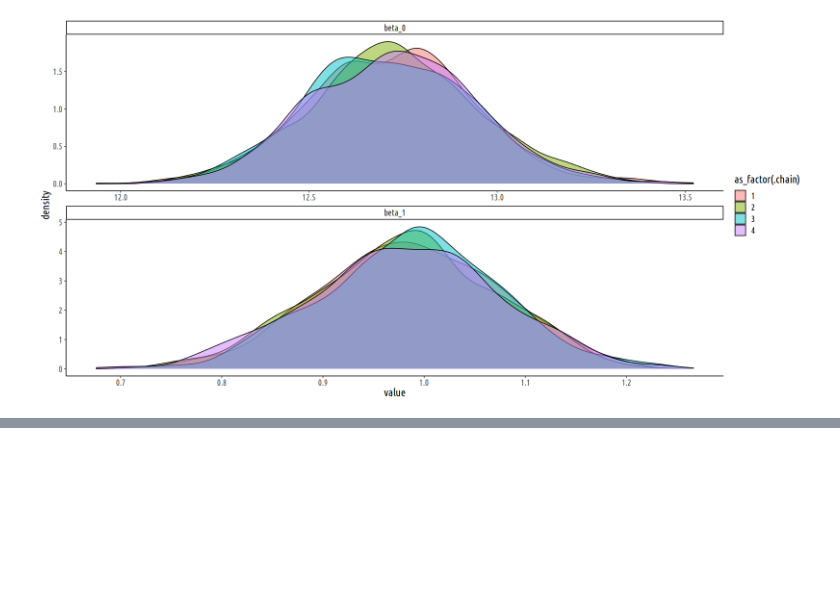
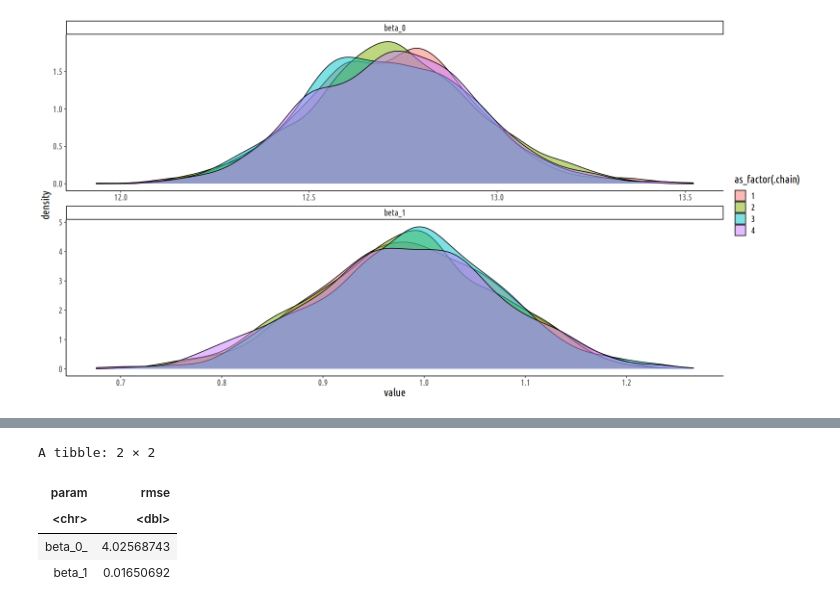
Before and after one commit to cjc77/bayesian-analysis-projects, a Jupyter notebook: notebooks_pooling_explore/sim_full_pooling.ipynb, the cells around one changed output, grey strips where cells are left out. Saved outputs shown, nothing was run; the diff lists cells and outputs as text; code cells hidden in the pictures; blank space fills up the shorter version.

```diff
--- a/notebooks_pooling_explore/sim_full_pooling.ipynb
+++ b/notebooks_pooling_explore/sim_full_pooling.ipynb
@@ -148,0 +218,11 @@ plt
+# %%
+# Recovery RMSE
+est_vs_true_df %>%
+    group_by(param) %>%
+    summarize(rmse = sqrt(mean((true-est_mean)^2)))
+# %% [output]
+A tibble: 2 × 2
+| param | rmse |
+| <chr> | <dbl> |
+| beta_0_ | 4.02568743 |
+| beta_1 | 0.01650692 |
```
Also changed, not shown: parts of 13 cells of this notebook, 2 other files.
